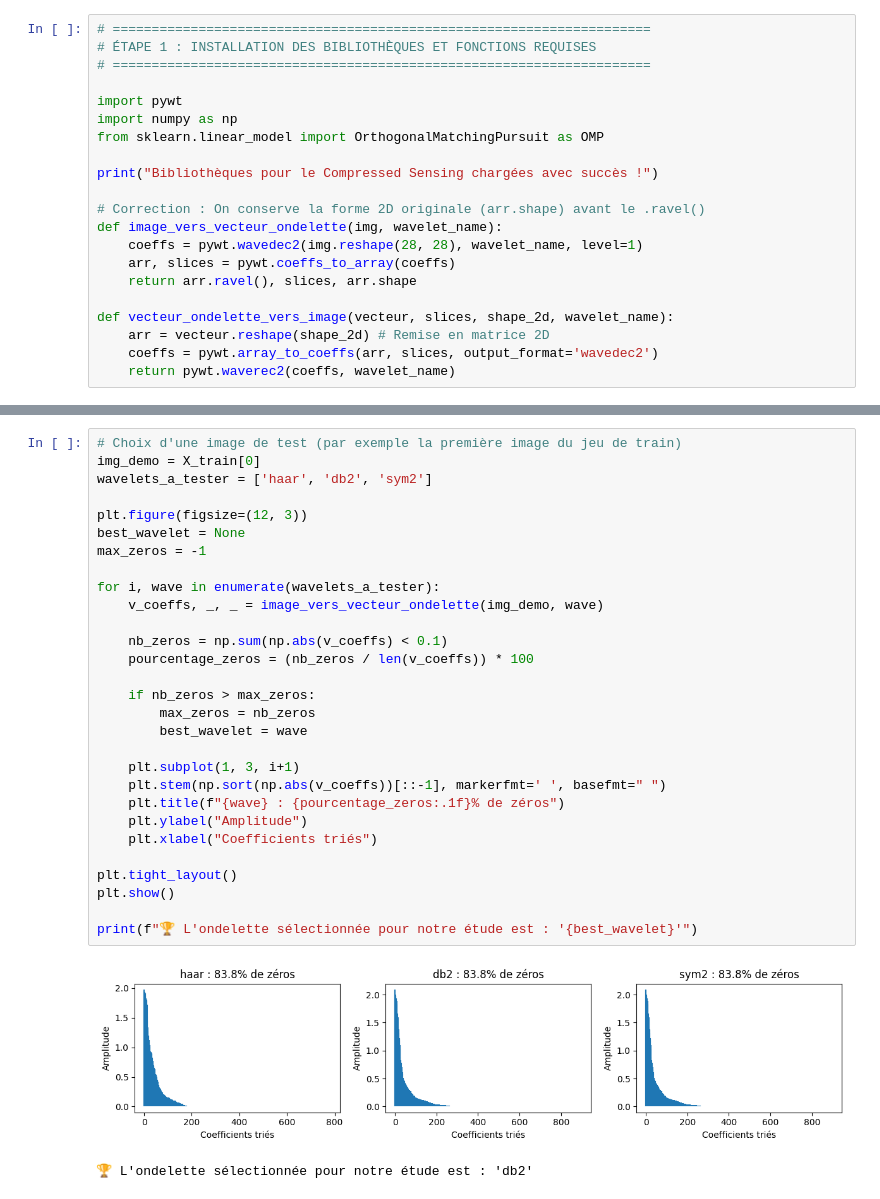
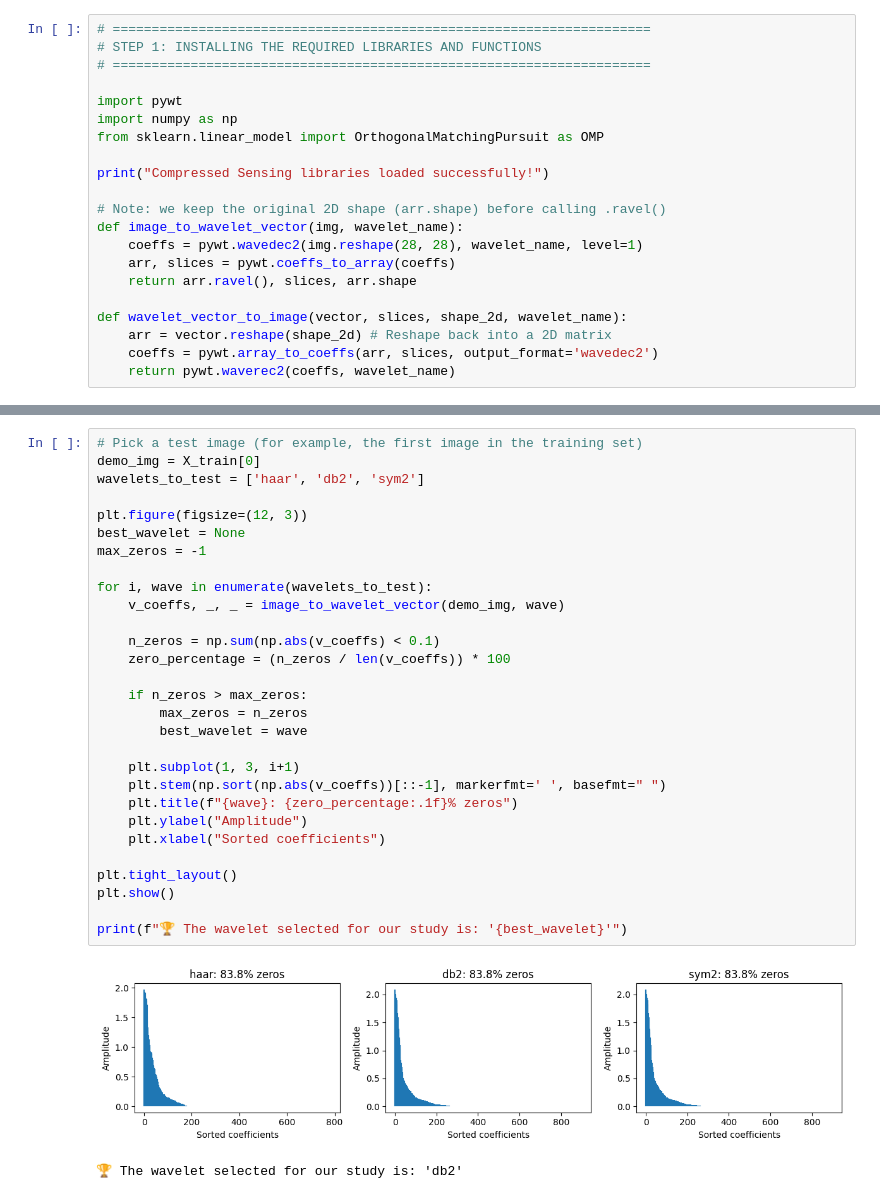
Before and after one commit to Soukaina009/compressed-sensing-mnist-classification, a Jupyter notebook: CS_Application.ipynb, the cells around one changed output, grey strips where cells are left out. Drawn from its saved outputs; the diff is of its cells as text.

```diff
--- a/CS_Application.ipynb
+++ b/CS_Application.ipynb
@@ -209,22 +209,22 @@ Dans cette section, nous brisons le paradigme classique en appliquant les princi
 # %%
 # =====================================================================
-# ÉTAPE 1 : INSTALLATION DES BIBLIOTHÈQUES ET FONCTIONS REQUISES
+# STEP 1: INSTALLING THE REQUIRED LIBRARIES AND FUNCTIONS
 # =====================================================================
 
 import pywt
 import numpy as np
 from sklearn.linear_model import OrthogonalMatchingPursuit as OMP
 
-print("Bibliothèques pour le Compressed Sensing chargées avec succès !")
+print("Compressed Sensing libraries loaded successfully!")
 
-# Correction : On conserve la forme 2D originale (arr.shape) avant le .ravel()
-def image_vers_vecteur_ondelette(img, wavelet_name):
+# Note: we keep the original 2D shape (arr.shape) before calling .ravel()
+def image_to_wavelet_vector(img, wavelet_name):
     coeffs = pywt.wavedec2(img.reshape(28, 28), wavelet_name, level=1)
     arr, slices = pywt.coeffs_to_array(coeffs)
     return arr.ravel(), slices, arr.shape
 
-def vecteur_ondelette_vers_image(vecteur, slices, shape_2d, wavelet_name):
-    arr = vecteur.reshape(shape_2d) # Remise en matrice 2D
+def wavelet_vector_to_image(vector, slices, shape_2d, wavelet_name):
+    arr = vector.reshape(shape_2d) # Reshape back into a 2D matrix
     coeffs = pywt.array_to_coeffs(arr, slices, output_format='wavedec2')
     return pywt.waverec2(coeffs, wavelet_name)
 # %% [output]
@@ -241,33 +241,33 @@ L'ondelette gagnante sera celle qui affiche le plus grand nombre de coefficients
 # %%
-# Choix d'une image de test (par exemple la première image du jeu de train)
-img_demo = X_train[0]
-wavelets_a_tester = ['haar', 'db2', 'sym2']
+# Pick a test image (for example, the first image in the training set)
+demo_img = X_train[0]
+wavelets_to_test = ['haar', 'db2', 'sym2']
 
 plt.figure(figsize=(12, 3))
 best_wavelet = None
 max_zeros = -1
 
-for i, wave in enumerate(wavelets_a_tester):
-    v_coeffs, _, _ = image_vers_vecteur_ondelette(img_demo, wave)
+for i, wave in enumerate(wavelets_to_test):
+    v_coeffs, _, _ = image_to_wavelet_vector(demo_img, wave)
 
-    nb_zeros = np.sum(np.abs(v_coeffs) < 0.1)
-    pourcentage_zeros = (nb_zeros / len(v_coeffs)) * 100
+    n_zeros = np.sum(np.abs(v_coeffs) < 0.1)
+    zero_percentage = (n_zeros / len(v_coeffs)) * 100
 
-    if nb_zeros > max_zeros:
-        max_zeros = nb_zeros
+    if n_zeros > max_zeros:
+        max_zeros = n_zeros
         best_wavelet = wave
 
     plt.subplot(1, 3, i+1)
     plt.stem(np.sort(np.abs(v_coeffs))[::-1], markerfmt=' ', basefmt=" ")
-    plt.title(f"{wave} : {pourcentage_zeros:.1f}% de zéros")
+    plt.title(f"{wave}: {zero_percentage:.1f}% zeros")
     plt.ylabel("Amplitude")
-    plt.xlabel("Coefficients triés")
+    plt.xlabel("Sorted coefficients")
 
 plt.tight_layout()
 plt.show()
 
-print(f"🏆 L'ondelette sélectionnée pour notre étude est : '{best_wavelet}'")
+print(f"🏆 The wavelet selected for our study is: '{best_wavelet}'")
 # %% [output]
-[figure, old version]
+[figure, new version]
-🏆 L'ondelette sélectionnée pour notre étude est : 'db2'
+🏆 The wavelet selected for our study is: 'db2'
 # %% [markdown]
```
Also changed, not shown: parts of 23 cells of this notebook, 1 other file.
